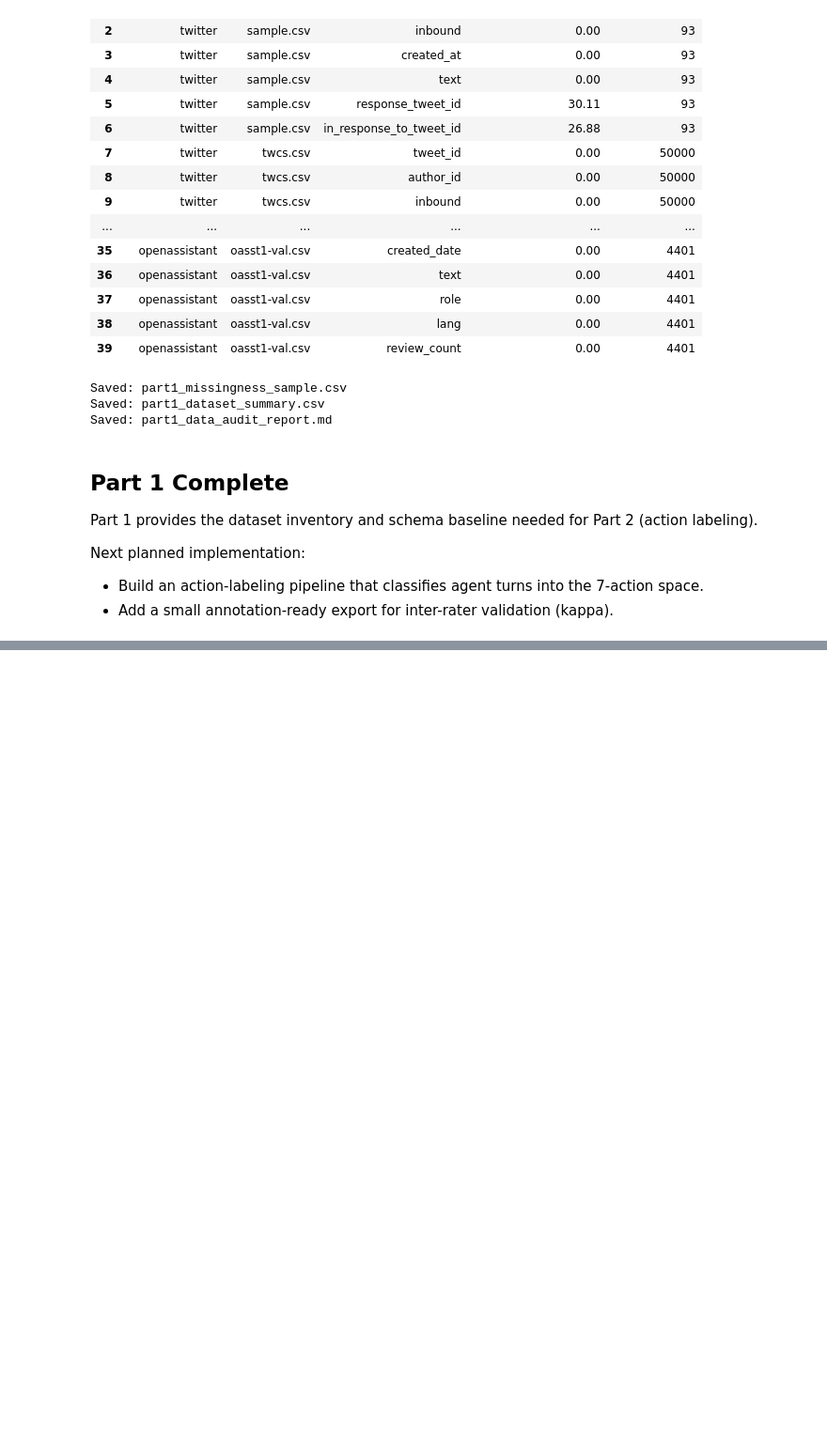
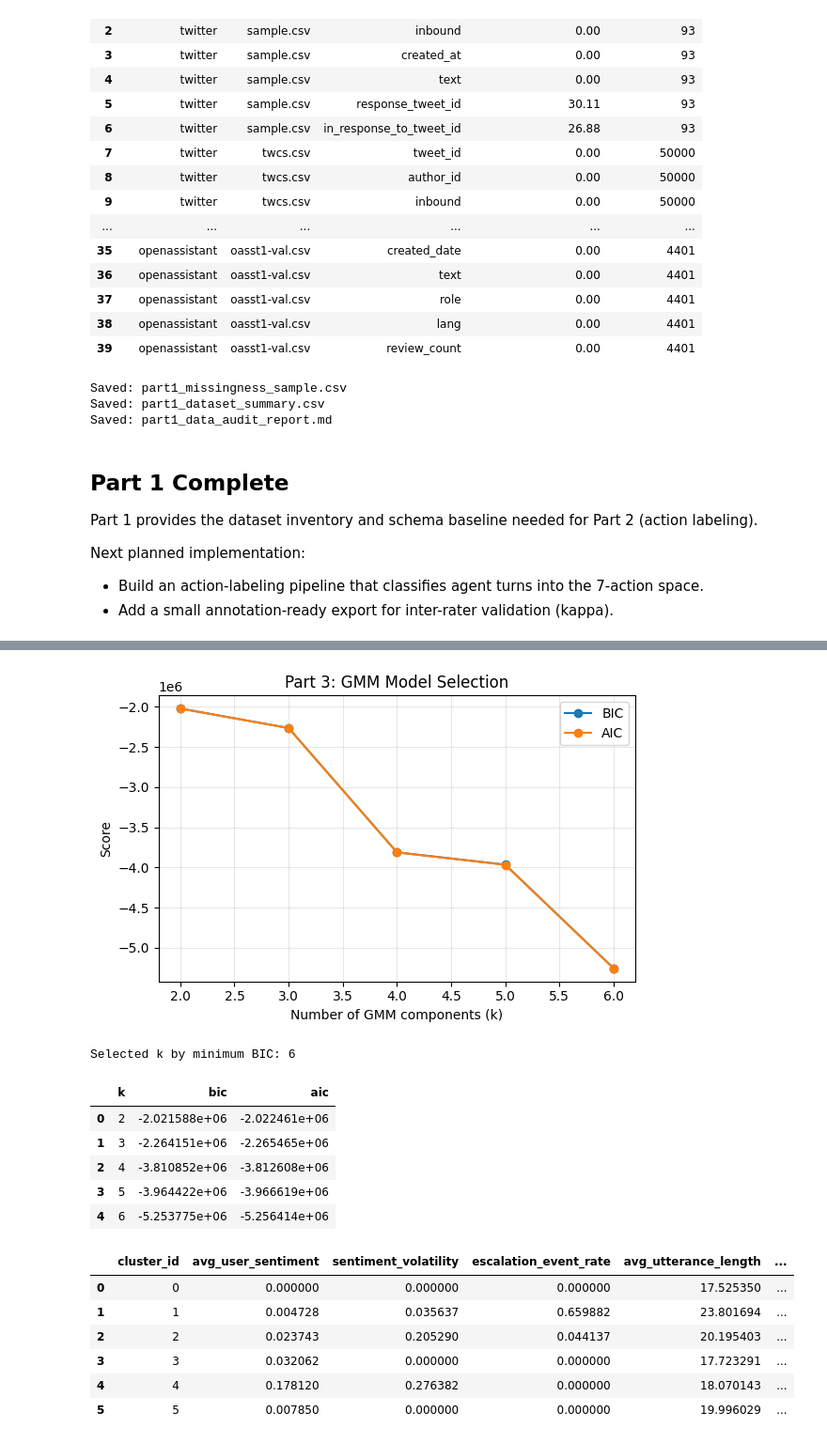
Before and after one commit to asp616848/AdaptiveBandit--Contextual-Bandits-for-Real-Time-Decision-Support-in-Customer-Service, a Jupyter notebook: Simulation/simulation_implementation_parts.ipynb, the cells around one changed output, grey strips where cells are left out. Shown at 94% size. Cells and saved outputs as stored; diff of their text form; code cells hidden in the pictures; blank space fills up the shorter version.

```diff
--- a/Simulation/simulation_implementation_parts.ipynb
+++ b/Simulation/simulation_implementation_parts.ipynb
@@ -504,0 +698,77 @@ Output folder:
+# %%
+# GMM model selection by BIC
+X = persona_features[persona_feature_cols].fillna(0.0).to_numpy()
+scaler = StandardScaler()
+X_scaled = scaler.fit_transform(X)
+
+bic_rows = []
+gmm_candidates = {}
+for k in range(2, 7):
+    gmm = GaussianMixture(n_components=k, covariance_type="full", random_state=42)
+    gmm.fit(X_scaled)
+    bic = gmm.bic(X_scaled)
+    aic = gmm.aic(X_scaled)
+    bic_rows.append({"k": k, "bic": bic, "aic": aic})
+    gmm_candidates[k] = gmm
+
+bic_df = pd.DataFrame(bic_rows).sort_values("k")
+best_k = int(bic_df.loc[bic_df["bic"].idxmin(), "k"])
+best_gmm = gmm_candidates[best_k]
+
+cluster_id = best_gmm.predict(X_scaled)
+cluster_probs = best_gmm.predict_proba(X_scaled)
+max_prob = cluster_probs.max(axis=1)
+
+persona_features["cluster_id"] = cluster_id
+persona_features["cluster_confidence"] = max_prob
+
+# Derive human-readable persona names from cluster statistics
+cluster_profile = persona_features.groupby("cluster_id", as_index=False)[persona_feature_cols + ["n_turns"]].mean()
+cluster_profile = cluster_profile.sort_values("cluster_id")
+
+cluster_name_map = {}
+for _, row in cluster_profile.iterrows():
+    cid = int(row["cluster_id"])
+    if row["dropout_flag"] > 0.45 and row["avg_utterance_length"] < 12:
+        cluster_name_map[cid] = "silent_dropout"
+    elif row["escalation_event_rate"] > 0.20 or row["first_turn_frustration"] > 0.55:
+        cluster_name_map[cid] = "escalation_prone"
+    elif row["sentiment_volatility"] > 0.45 and row["avg_utterance_length"] < 20:
+        cluster_name_map[cid] = "impatient"
+    else:
+        cluster_name_map[cid] = "cooperative"
+
+persona_features["persona_cluster"] = persona_features["cluster_id"].map(cluster_name_map)
+
+# Save model-selection plot
+plt.figure(figsize=(6, 4))
+plt.plot(bic_df["k"], bic_df["bic"], marker="o", label="BIC")
+plt.plot(bic_df["k"], bic_df["aic"], marker="o", label="AIC")
+plt.xlabel("Number of GMM components (k)")
+plt.ylabel("Score")
+plt.title("Part 3: GMM Model Selection")
+plt.grid(alpha=0.3)
+plt.legend()
+plt.tight_layout()
+plt.savefig(PART3_DIR / "part3_gmm_bic_aic.png", dpi=140)
+plt.show()
+
+print(f"Selected k by minimum BIC: {best_k}")
+display(bic_df)
+display(cluster_profile)
+# %% [output]
+[figure, added]
+Selected k by minimum BIC: 6
+|  | k | bic | aic |
+| 0 | 2 | -2.021588e+06 | -2.022461e+06 |
+| 1 | 3 | -2.264151e+06 | -2.265465e+06 |
+| 2 | 4 | -3.810852e+06 | -3.812608e+06 |
+| 3 | 5 | -3.964422e+06 | -3.966619e+06 |
+| 4 | 6 | -5.253775e+06 | -5.256414e+06 |
+|  | cluster_id | avg_user_sentiment | sentiment_volatility | escalation_event_rate | avg_utterance_length | ... |
+| 0 | 0 | 0.000000 | 0.000000 | 0.000000 | 17.525350 | ... |
+| 1 | 1 | 0.004728 | 0.035637 | 0.659882 | 23.801694 | ... |
+| 2 | 2 | 0.023743 | 0.205290 | 0.044137 | 20.195403 | ... |
+| 3 | 3 | 0.032062 | 0.000000 | 0.000000 | 17.723291 | ... |
+| 4 | 4 | 0.178120 | 0.276382 | 0.000000 | 18.070143 | ... |
+| 5 | 5 | 0.007850 | 0.000000 | 0.000000 | 19.996029 | ... |
```
Also changed, not shown: parts of 18 cells of this notebook, 20 other files.
